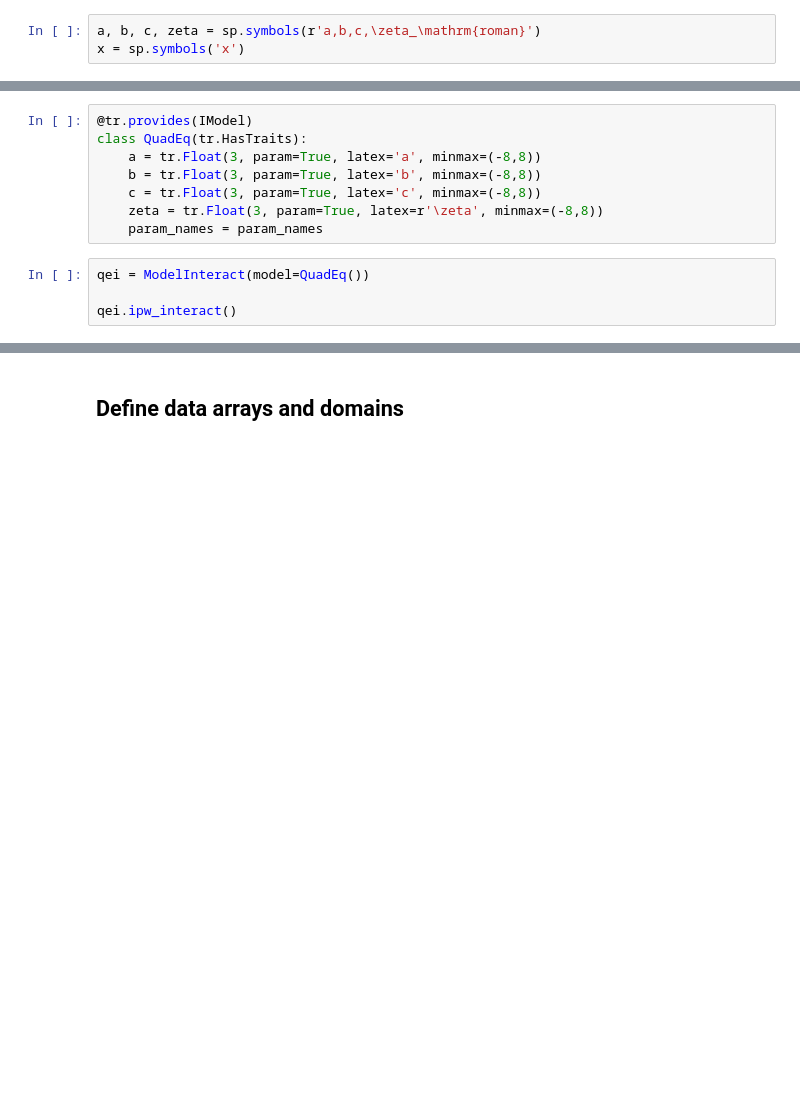
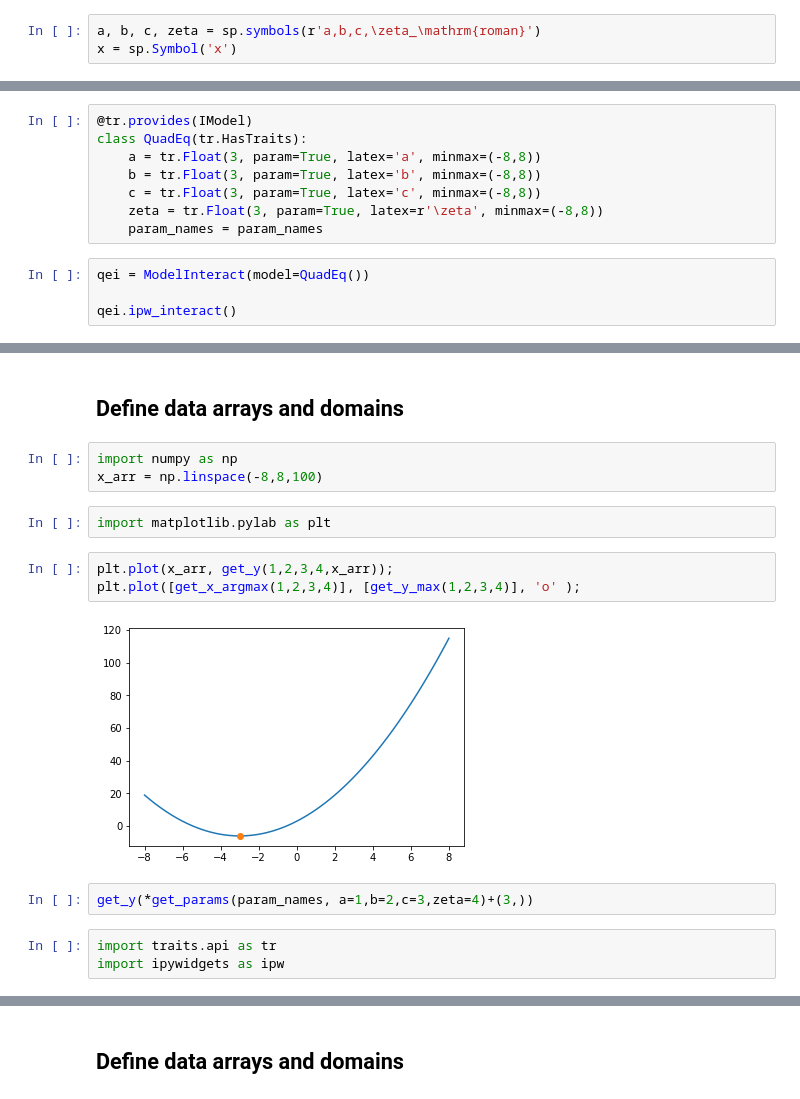
Before and after one commit to rosoba/bmcs_utils, a Jupyter notebook: notebooks/model_parameters.ipynb, the cells around one changed output, grey strips where cells are left out. Saved outputs shown, nothing was run; the diff lists cells and outputs as text; blank space fills up the shorter version.

```diff
--- a/notebooks/model_parameters.ipynb
+++ b/notebooks/model_parameters.ipynb
@@ -33,7 +33,7 @@ y = ax^2 + bx +c
 This function represents our model
 # %%
 a, b, c, zeta = sp.symbols(r'a,b,c,\zeta_\mathrm{roman}')
-x = sp.symbols('x')
+x = sp.Symbol('x')
 # %%
 y_ = a * x**2 + b * x + c + zeta*x
 y_
@@ -151,0 +154,17 @@ qei.ipw_interact()
+# %% [markdown]
+## Define data arrays and domains
+# %%
+import numpy as np
+x_arr = np.linspace(-8,8,100)
+# %%
+import matplotlib.pylab as plt
+# %%
+plt.plot(x_arr, get_y(1,2,3,4,x_arr));
+plt.plot([get_x_argmax(1,2,3,4)], [get_y_max(1,2,3,4)], 'o' );
+# %% [output]
+[figure, added]
+# %%
+get_y(*get_params(param_names, a=1,b=2,c=3,zeta=4)+(3,))
+# %%
+import traits.api as tr
+import ipywidgets as ipw
```
Also changed, not shown: parts of 10 cells of this notebook, 2 other files.
